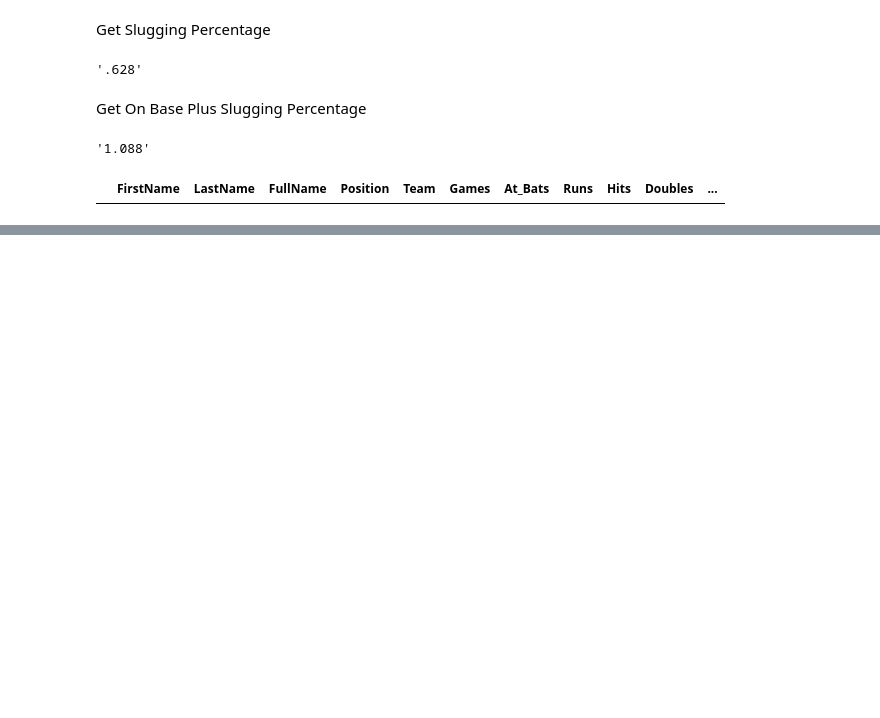
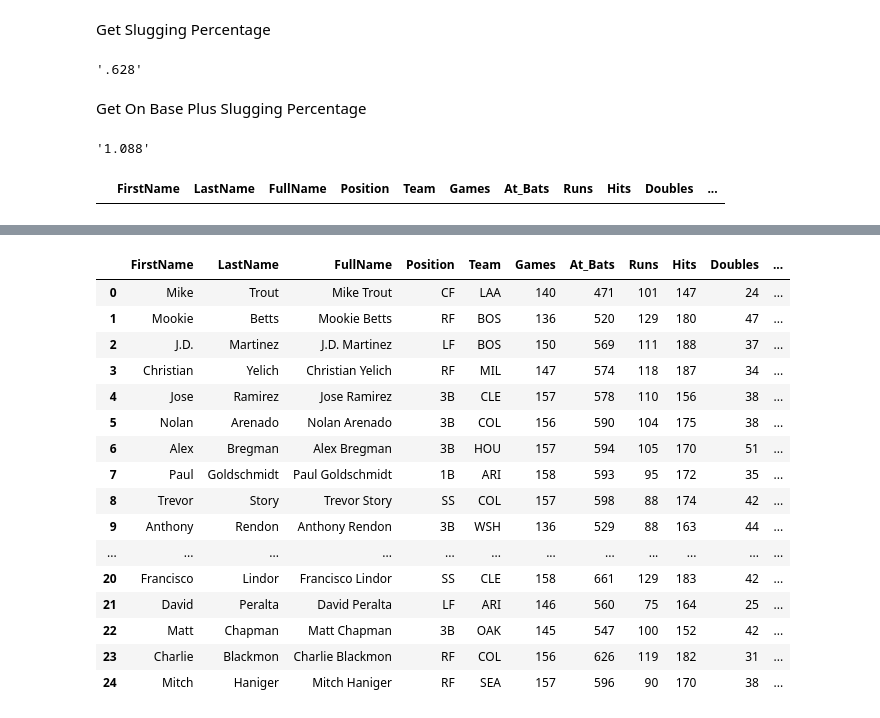
Before and after one commit to mcerow/baseball_salaries_2, a Jupyter notebook: data_collection.ipynb, the cells around one changed output, grey strips where cells are left out. Drawn from its saved outputs; the diff is of its cells as text; code cells hidden in the pictures; blank space fills up the shorter version.

```diff
--- a/data_collection.ipynb
+++ b/data_collection.ipynb
@@ -321,0 +321,20 @@ UnboundLocalError: local variable 'df' referenced before assignment
+# %%
+df
+# %% [output]
+|  | FirstName | LastName | FullName | Position | Team | Games | At_Bats | Runs | Hits | Doubles | ... |
+| 0 | Mike | Trout | Mike Trout | CF | LAA | 140 | 471 | 101 | 147 | 24 | ... |
+| 1 | Mookie | Betts | Mookie Betts | RF | BOS | 136 | 520 | 129 | 180 | 47 | ... |
+| 2 | J.D. | Martinez | J.D. Martinez | LF | BOS | 150 | 569 | 111 | 188 | 37 | ... |
+| 3 | Christian | Yelich | Christian Yelich | RF | MIL | 147 | 574 | 118 | 187 | 34 | ... |
+| 4 | Jose | Ramirez | Jose Ramirez | 3B | CLE | 157 | 578 | 110 | 156 | 38 | ... |
+| 5 | Nolan | Arenado | Nolan Arenado | 3B | COL | 156 | 590 | 104 | 175 | 38 | ... |
+| 6 | Alex | Bregman | Alex Bregman | 3B | HOU | 157 | 594 | 105 | 170 | 51 | ... |
+| 7 | Paul | Goldschmidt | Paul Goldschmidt | 1B | ARI | 158 | 593 | 95 | 172 | 35 | ... |
+| 8 | Trevor | Story | Trevor Story | SS | COL | 157 | 598 | 88 | 174 | 42 | ... |
+| 9 | Anthony | Rendon | Anthony Rendon | 3B | WSH | 136 | 529 | 88 | 163 | 44 | ... |
+| ... | ... | ... | ... | ... | ... | ... | ... | ... | ... | ... | ... |
+| 20 | Francisco | Lindor | Francisco Lindor | SS | CLE | 158 | 661 | 129 | 183 | 42 | ... |
+| 21 | David | Peralta | David Peralta | LF | ARI | 146 | 560 | 75 | 164 | 25 | ... |
+| 22 | Matt | Chapman | Matt Chapman | 3B | OAK | 145 | 547 | 100 | 152 | 42 | ... |
+| 23 | Charlie | Blackmon | Charlie Blackmon | RF | COL | 156 | 626 | 119 | 182 | 31 | ... |
+| 24 | Mitch | Haniger | Mitch Haniger | RF | SEA | 157 | 596 | 90 | 170 | 38 | ... |
```
Also changed, not shown: parts of 9 cells of this notebook.
